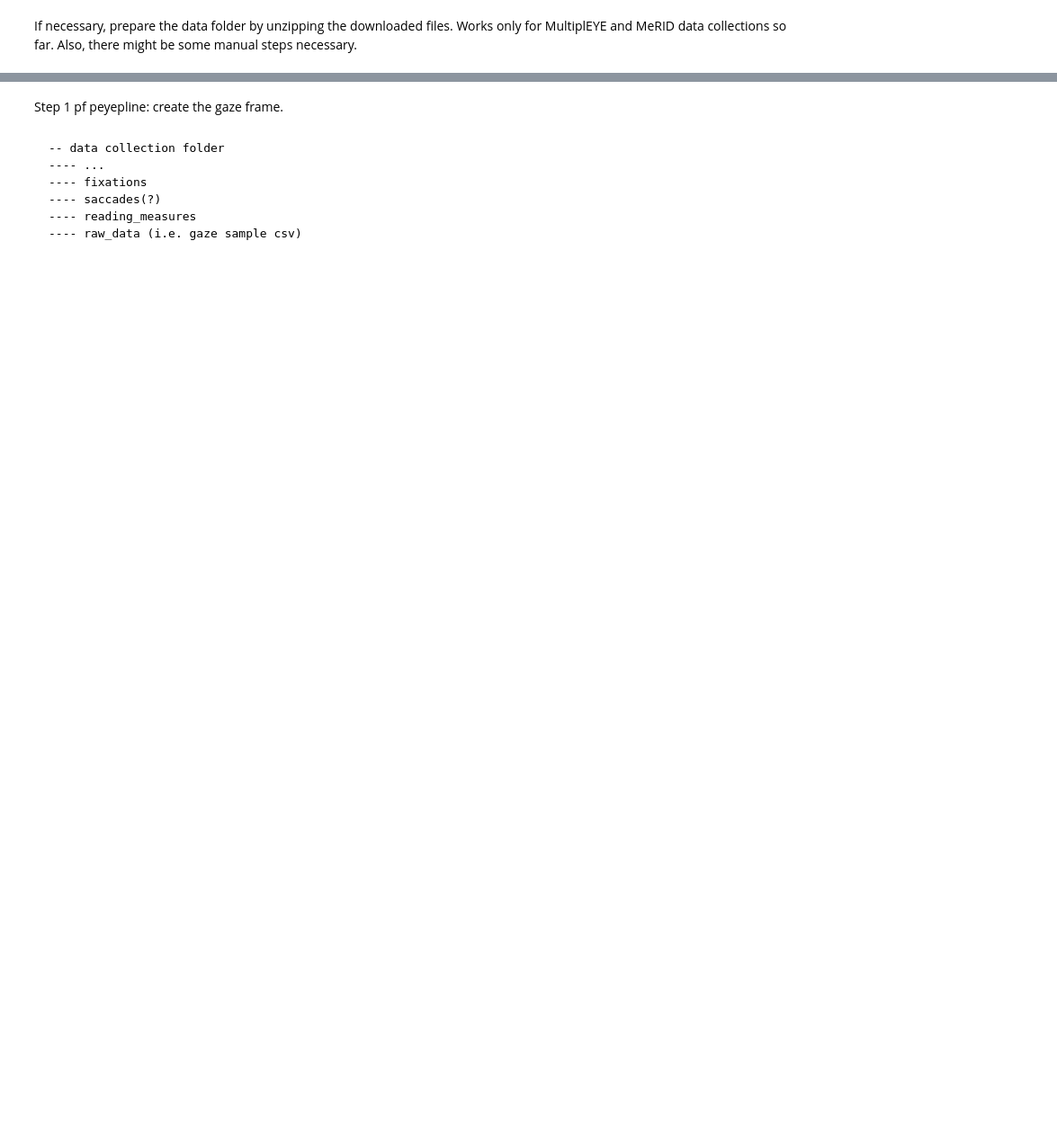
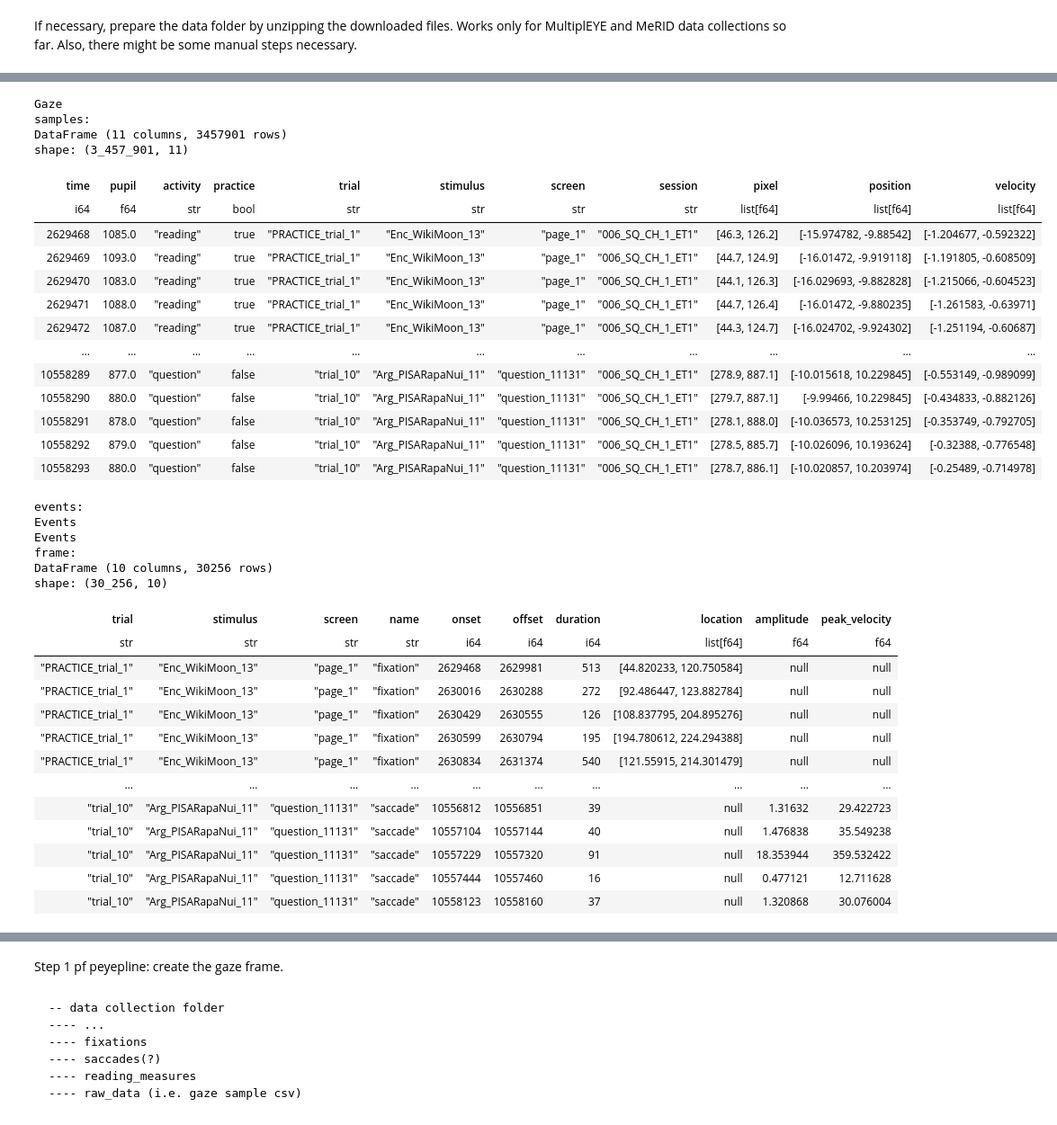
Before and after one commit to MultiplEYE-COST/multipleye-preprocessing, a Jupyter notebook: preprocessing-AS.ipynb, the cells around one changed output, grey strips where cells are left out. Shown at 90% size. Cells and saved outputs as stored; diff of their text form; code cells hidden in the pictures; blank space fills up the shorter version.

```diff
--- a/preprocessing-AS.ipynb
+++ b/preprocessing-AS.ipynb
@@ -58,0 +64,44 @@ sessions[0]
+# %%
+# unpickle gaze data
+import pickle
+with open(sessions[0]['gaze_path'], 'rb') as handle:
+    gaze = pickle.load(handle)
+
+gaze
+# %% [output]
+Gaze
+samples:
+DataFrame (11 columns, 3457901 rows)
+shape: (3_457_901, 11)
+| time | pupil | activity | practice | trial | stimulus | screen | session | pixel | position | velocity |
+| i64 | f64 | str | bool | str | str | str | str | list[f64] | list[f64] | list[f64] |
+| 2629468 | 1085.0 | "reading" | true | "PRACTICE_trial_1" | "Enc_WikiMoon_13" | "page_1" | "006_SQ_CH_1_ET1" | [46.3, 126.2] | [-15.974782, -9.88542] | [-1.204677, -0.592322] |
+| 2629469 | 1093.0 | "reading" | true | "PRACTICE_trial_1" | "Enc_WikiMoon_13" | "page_1" | "006_SQ_CH_1_ET1" | [44.7, 124.9] | [-16.01472, -9.919118] | [-1.191805, -0.608509] |
+| 2629470 | 1083.0 | "reading" | true | "PRACTICE_trial_1" | "Enc_WikiMoon_13" | "page_1" | "006_SQ_CH_1_ET1" | [44.1, 126.3] | [-16.029693, -9.882828] | [-1.215066, -0.604523] |
+| 2629471 | 1088.0 | "reading" | true | "PRACTICE_trial_1" | "Enc_WikiMoon_13" | "page_1" | "006_SQ_CH_1_ET1" | [44.7, 126.4] | [-16.01472, -9.880235] | [-1.261583, -0.63971] |
+| 2629472 | 1087.0 | "reading" | true | "PRACTICE_trial_1" | "Enc_WikiMoon_13" | "page_1" | "006_SQ_CH_1_ET1" | [44.3, 124.7] | [-16.024702, -9.924302] | [-1.251194, -0.60687] |
+| … | … | … | … | … | … | … | … | … | … | … |
+| 10558289 | 877.0 | "question" | false | "trial_10" | "Arg_PISARapaNui_11" | "question_11131" | "006_SQ_CH_1_ET1" | [278.9, 887.1] | [-10.015618, 10.229845] | [-0.553149, -0.989099] |
+| 10558290 | 880.0 | "question" | false | "trial_10" | "Arg_PISARapaNui_11" | "question_11131" | "006_SQ_CH_1_ET1" | [279.7, 887.1] | [-9.99466, 10.229845] | [-0.434833, -0.882126] |
+| 10558291 | 878.0 | "question" | false | "trial_10" | "Arg_PISARapaNui_11" | "question_11131" | "006_SQ_CH_1_ET1" | [278.1, 888.0] | [-10.036573, 10.253125] | [-0.353749, -0.792705] |
+| 10558292 | 879.0 | "question" | false | "trial_10" | "Arg_PISARapaNui_11" | "question_11131" | "006_SQ_CH_1_ET1" | [278.5, 885.7] | [-10.026096, 10.193624] | [-0.32388, -0.776548] |
+| 10558293 | 880.0 | "question" | false | "trial_10" | "Arg_PISARapaNui_11" | "question_11131" | "006_SQ_CH_1_ET1" | [278.7, 886.1] | [-10.020857, 10.203974] | [-0.25489, -0.714978] |
+events:
+Events
+Events
+frame:
+DataFrame (10 columns, 30256 rows)
+shape: (30_256, 10)
+| trial | stimulus | screen | name | onset | offset | duration | location | amplitude | peak_velocity |
+| str | str | str | str | i64 | i64 | i64 | list[f64] | f64 | f64 |
+| "PRACTICE_trial_1" | "Enc_WikiMoon_13" | "page_1" | "fixation" | 2629468 | 2629981 | 513 | [44.820233, 120.750584] | null | null |
+| "PRACTICE_trial_1" | "Enc_WikiMoon_13" | "page_1" | "fixation" | 2630016 | 2630288 | 272 | [92.486447, 123.882784] | null | null |
+| "PRACTICE_trial_1" | "Enc_WikiMoon_13" | "page_1" | "fixation" | 2630429 | 2630555 | 126 | [108.837795, 204.895276] | null | null |
+| "PRACTICE_trial_1" | "Enc_WikiMoon_13" | "page_1" | "fixation" | 2630599 | 2630794 | 195 | [194.780612, 224.294388] | null | null |
+| "PRACTICE_trial_1" | "Enc_WikiMoon_13" | "page_1" | "fixation" | 2630834 | 2631374 | 540 | [121.55915, 214.301479] | null | null |
+| … | … | … | … | … | … | … | … | … | … |
+| "trial_10" | "Arg_PISARapaNui_11" | "question_11131" | "saccade" | 10556812 | 10556851 | 39 | null | 1.31632 | 29.422723 |
+| "trial_10" | "Arg_PISARapaNui_11" | "question_11131" | "saccade" | 10557104 | 10557144 | 40 | null | 1.476838 | 35.549238 |
+| "trial_10" | "Arg_PISARapaNui_11" | "question_11131" | "saccade" | 10557229 | 10557320 | 91 | null | 18.353944 | 359.532422 |
+| "trial_10" | "Arg_PISARapaNui_11" | "question_11131" | "saccade" | 10557444 | 10557460 | 16 | null | 0.477121 | 12.711628 |
+| "trial_10" | "Arg_PISARapaNui_11" | "question_11131" | "saccade" | 10558123 | 10558160 | 37 | null | 1.320868 | 30.076004 |
```
Also changed, not shown: parts of 13 cells of this notebook, 4 other files.
